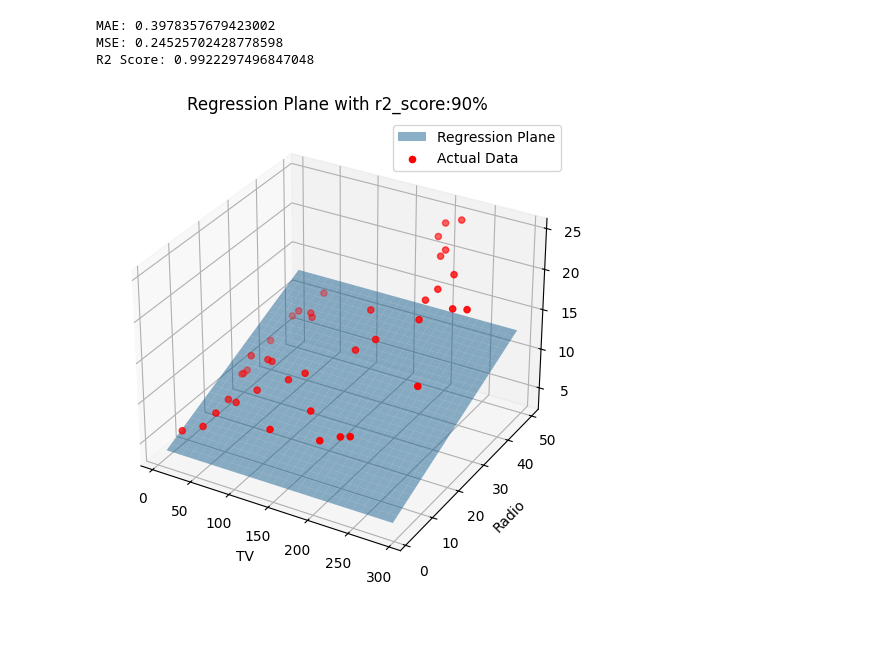
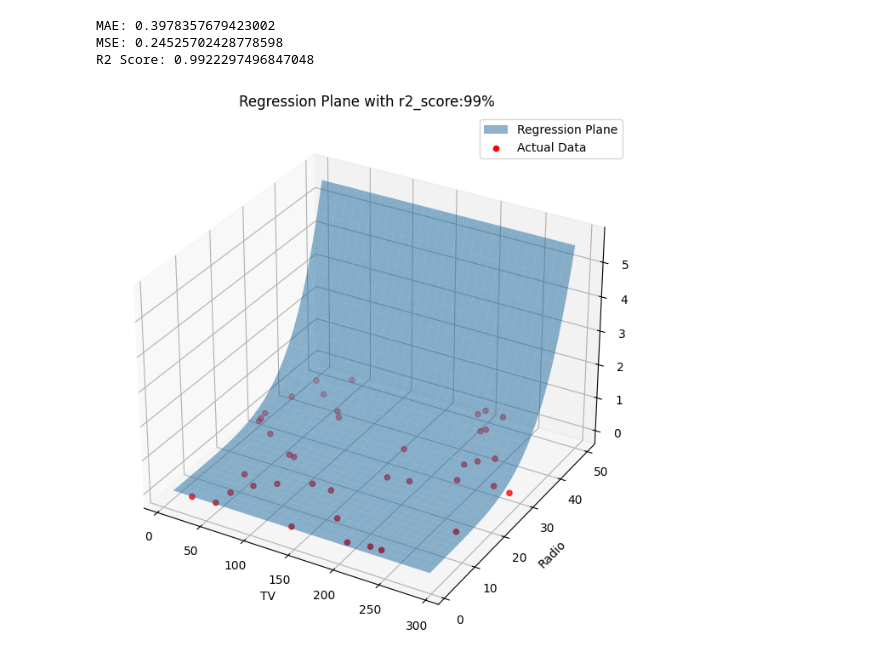
Before and after one commit to vijayagi/data-science-project-, a Jupyter notebook: project_3(poly_regr)/project3.ipynb, the cells around one changed output. Saved outputs shown, nothing was run; the diff lists cells and outputs as text; code cells hidden in the pictures; blank space fills up the shorter version.

```diff
--- a/project_3(poly_regr)/project3.ipynb
+++ b/project_3(poly_regr)/project3.ipynb
@@ -244,32 +244,32 @@ slope=model1.coef_
 # %%
 # coefficients
 a1 = slope[0]
 a2 = slope[1]
 
 # Create grid
 x1_range = np.linspace(x_test[:,0].min(), x_test[:,0].max(), 30)
 x2_range = np.linspace(x_test[:,1].min(), x_test[:,1].max(), 30)
 
 X1, X2 = np.meshgrid(x1_range, x2_range)
 
 # Plane equation
-Y = intercept + a1*X1 + a2*X2
+Y = intercept + a1*X1**5 + a2*X2**5
 
 # Plot
-fig = plt.figure(figsize=(8,6))
+fig = plt.figure(figsize=(10,8))
 ax = fig.add_subplot(111, projection='3d')
 
 # Regression plane
 ax.plot_surface(X1, X2, Y, alpha=0.5,label='Regression Plane')
 
 # Actual data points
 ax.scatter(x_test[:,0], x_test[:,1], y_test,color='red',label='Actual Data')
 
 ax.set_xlabel('TV')
 ax.set_ylabel('Radio')
 ax.set_zlabel('Sales')
-plt.title('Regression Plane with r2_score:90%')
+plt.title('Regression Plane with r2_score:99%')
 plt.legend()
 plt.show()
 # %% [output]
-[figure, old version]
+[figure, new version]
```
